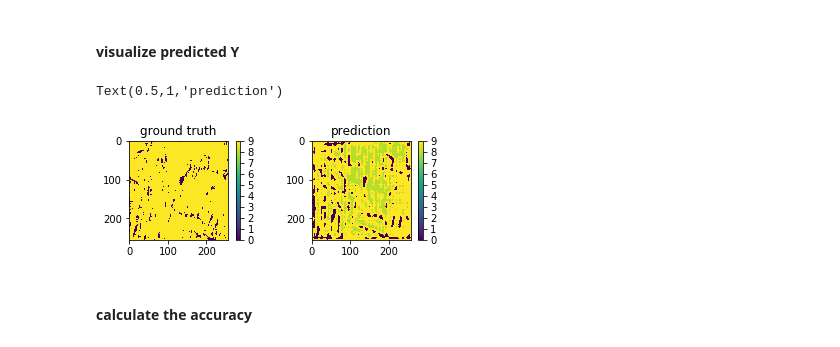
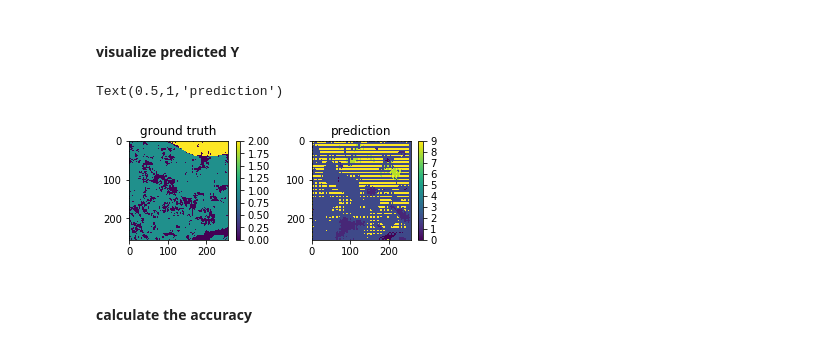
Before and after one commit to chenyz0601/DL-RockClassification, a Jupyter notebook: convnets.ipynb, the cells around one changed output. Saved outputs shown, nothing was run; the diff lists cells and outputs as text; code cells hidden in the pictures.

```diff
--- a/convnets.ipynb
+++ b/convnets.ipynb
@@ -73,6 +133,6 @@ None
 # %%
 # load data from last checkpoint
-conv.load_checkpoint()
+# conv.load_checkpoint()
 # size_block = 500
 # for i in range(8):
 #     X_trn, Y_trn = data.get_XY(min_list, max_list, start=i*size_block, num=size_block, as_arr=True)
@@ -83,3 +141,3 @@ Conv2D weights loaded, resuming from epoch 1
 # %%
-conv.fit_model(X_trn=X_trn, Y_trn=Y_trn, batch_size=10, num_epochs=10, verbose=1)
+conv.fit_model(X_trn=X_trn, Y_trn=Y_trn, batch_size=10, num_epochs=30, verbose=1)
 # %% [output]
@@ -105,8 +161,8 @@ KeyboardInterrupt:
 #### predict on test data
 # %%
 # conv.save_weights('./Conv2D/weights-11-.hdf5')
-conv.load_weights('./Conv2D/weights-08-0.58.hdf5')
+# conv.load_weights('./Conv2D/weights-08-0.58.hdf5')
 # %%
-X_tst, Y_tst = data.get_XY(min_list, max_list, num=50, as_arr=True, random=True)
+X_tst, Y_tst = data.get_XY(min_list, max_list, start=220, num=40, as_arr=True, random=False)
 print('have {0} image tiles in totle'.format(len(data.X)))
 # %% [output]
@@ -119,20 +175,20 @@ Y_preds = conv.predict(X_tst=X_tst)
 # %% [markdown]
 #### visualize predicted Y
 # %%
-idx = 17
+idx = 25
 _pred = np.argmax(Y_preds[idx,:,:,:], axis=2)
 _tst = np.argmax(Y_tst[idx,:,:,:], axis=2)
 plt.subplot(221)
 plt.imshow(_tst)
 plt.colorbar()
 plt.title('ground truth')
 plt.subplot(222)
 plt.imshow(_pred)
 plt.colorbar()
 plt.title('prediction')
 # %% [output]
 Text(0.5,1,'prediction')
-[figure, old version]
+[figure, new version]
 # %% [markdown]
 #### calculate the accuracy
 # %%
```
Also changed, not shown: parts of 12 cells of this notebook, 2 other files.
